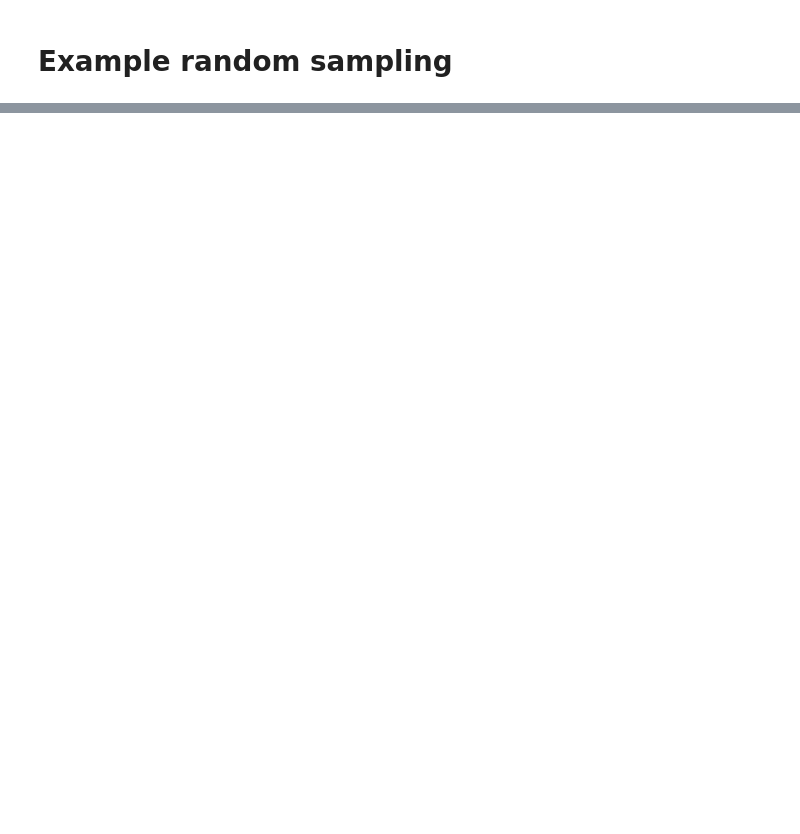
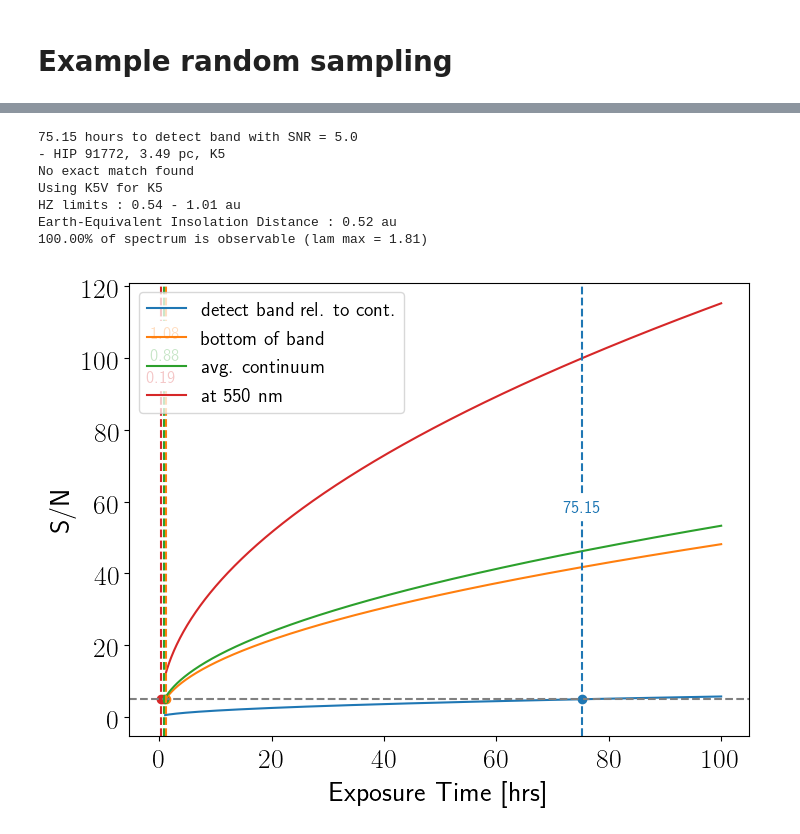
Before and after one commit to jlustigy/luvoir_hec_drm, a Jupyter notebook: notebooks/initial_spectroscopy.ipynb, the cells around one changed output, grey strips where cells are left out. Saved outputs shown, nothing was run; the diff lists cells and outputs as text; code cells hidden in the pictures; blank space fills up the shorter version.

```diff
--- a/notebooks/initial_spectroscopy.ipynb
+++ b/notebooks/initial_spectroscopy.ipynb
@@ -535,0 +557,10 @@ stype = np.array(data[:,2], dtype=str)
+# %%
+# Read in table of stellar types
+data = np.loadtxt('../inputs/stellar_properties.txt', skiprows=19, dtype = str)
+
+stypes = data[:,0]
+masses = np.array(data[:,1], dtype=float)
+lums = np.array(data[:,2], dtype=float)
+rads = np.array(data[:,3], dtype=float)
+temps = np.array(data[:,4], dtype=float)
+mvs = np.array(data[:,6], dtype=float)
@@ -634,0 +1122,23 @@ q_50, q_m, q_p
+# %%
+i = np.argmin(ctime_band)
+print("%.2f hours to detect band with SNR = %.1f" %(ctime_band[i], wantSNR))
+print("- HIP %i, %.2f pc, %s " %(hip[i], dist[i], stype[i]))
+imatch = match_stellar_type(stype[i])
+a_in = calc_dist(lums[imatch], calc_seff(temps[imatch], S0_inner, inner_edge))
+a_out = calc_dist(lums[imatch], calc_seff(temps[imatch], S0_outer, outer_edge))
+print("HZ limits : %.2f - %.2f au" %(a_in, a_out))
+a_eeq = np.sqrt(lums[imatch])
+print("Earth-Equivalent Insolation Distance : %.2f au" %a_eeq)
+print("%.2f%% of spectrum is observable (lam max = %.2f)" %(100.*pct_obs_iwa[i], lammax_obs_iwa[i]))
+
+cn = prep_ith_star(cn, i)
+etimes = determine_exposure_time(cn, [1.55, 1.63], title = "CO2", plot_snr_curves=True, plot_spectrum=True, wantSNR=wantSNR)
+# %% [output]
+75.15 hours to detect band with SNR = 5.0
+- HIP 91772, 3.49 pc, K5
+No exact match found
+Using K5V for K5
+HZ limits : 0.54 - 1.01 au
+Earth-Equivalent Insolation Distance : 0.52 au
+100.00% of spectrum is observable (lam max = 1.81)
+[figure, added]
```
Also changed, not shown: parts of 28 cells of this notebook.
